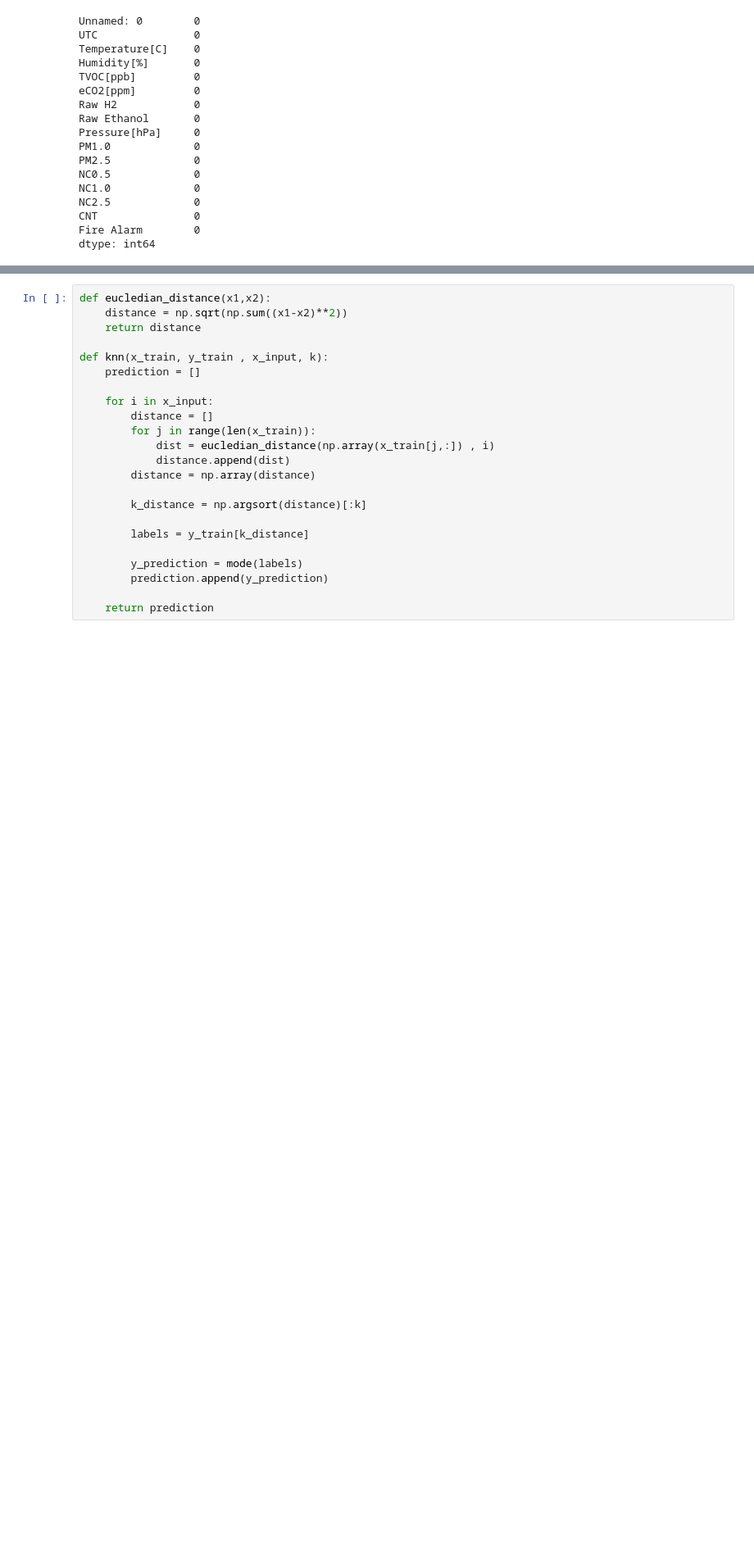
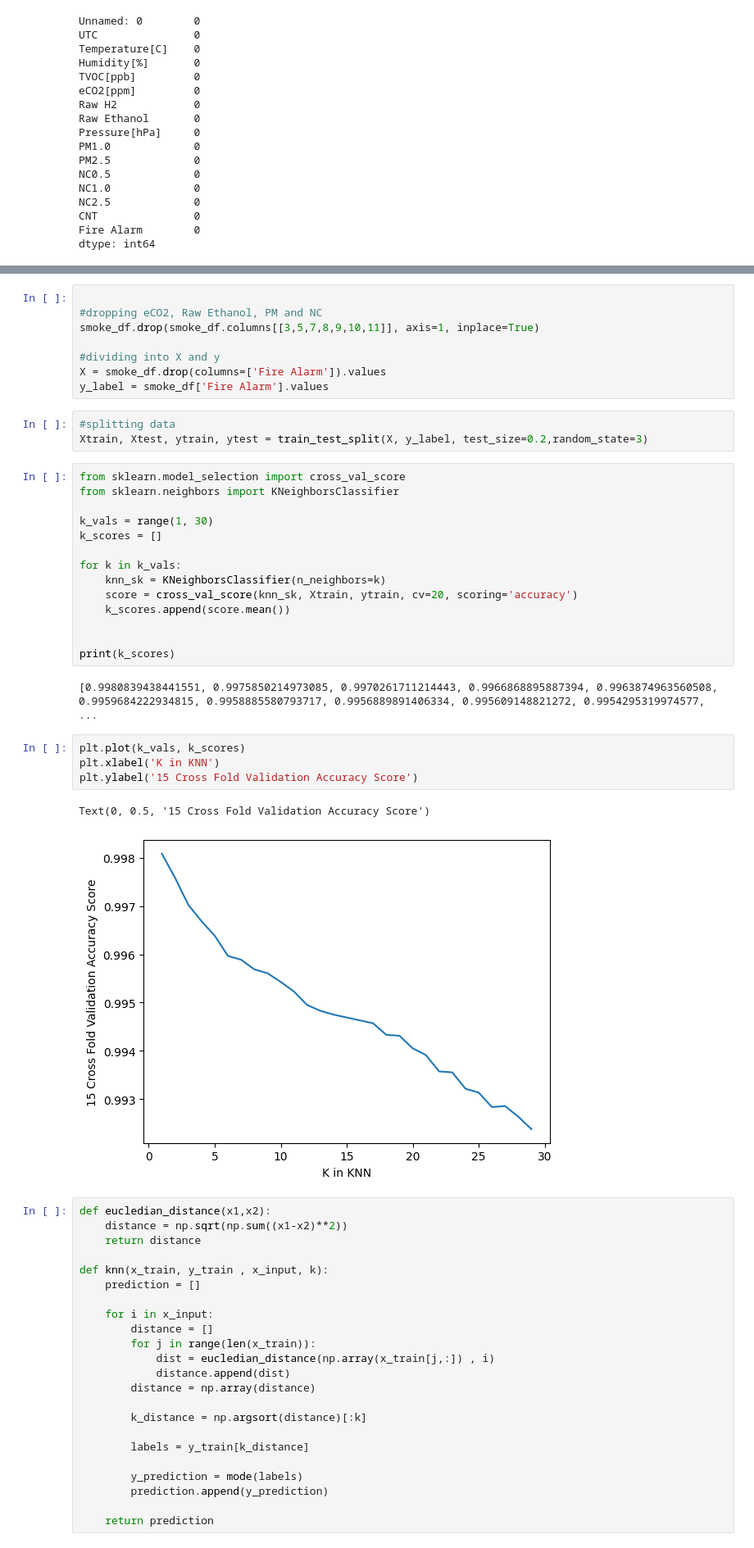
Before and after one commit to Mitchelle-Creado-15-06-1997/Smoke-Detection, a Jupyter notebook: v2/knn_final.ipynb, the cells around one changed output, grey strips where cells are left out. Shown at 82% size. Saved outputs shown, nothing was run; the diff lists cells and outputs as text; blank space fills up the shorter version.

```diff
--- a/v2/knn_final.ipynb
+++ b/v2/knn_final.ipynb
@@ -55,3 +113,37 @@ Xtrain, Xtest, ytrain, ytest = train_test_split(X, y_label, test_size=0.2)
+# %%
+
+#dropping eCO2, Raw Ethanol, PM and NC
+smoke_df.drop(smoke_df.columns[[3,5,7,8,9,10,11]], axis=1, inplace=True)
+
+#dividing into X and y
+X = smoke_df.drop(columns=['Fire Alarm']).values
+y_label = smoke_df['Fire Alarm'].values
+# %%
+#splitting data
+Xtrain, Xtest, ytrain, ytest = train_test_split(X, y_label, test_size=0.2,random_state=3)
+# %%
+from sklearn.model_selection import cross_val_score
+from sklearn.neighbors import KNeighborsClassifier
+
+k_vals = range(1, 30)
+k_scores = []
+
+for k in k_vals:
+    knn_sk = KNeighborsClassifier(n_neighbors=k)
+    score = cross_val_score(knn_sk, Xtrain, ytrain, cv=20, scoring='accuracy')
+    k_scores.append(score.mean())
+
+
+print(k_scores)
+# %% [output]
+[0.9980839438441551, 0.9975850214973085, 0.9970261711214443, 0.9966868895887394, 0.9963874963560508, 0.9959684222934815, 0.9958885580793717, 0.9956889891406334, 0.995609148821272, 0.9954295319974577,  ...
+# %%
+plt.plot(k_vals, k_scores)
+plt.xlabel('K in KNN')
+plt.ylabel('15 Cross Fold Validation Accuracy Score')
+# %% [output]
+Text(0, 0.5, '15 Cross Fold Validation Accuracy Score')
+[figure, added]
 # %%
 def eucledian_distance(x1,x2):
     distance = np.sqrt(np.sum((x1-x2)**2))
```
Also changed, not shown: parts of 39 cells of this notebook.
